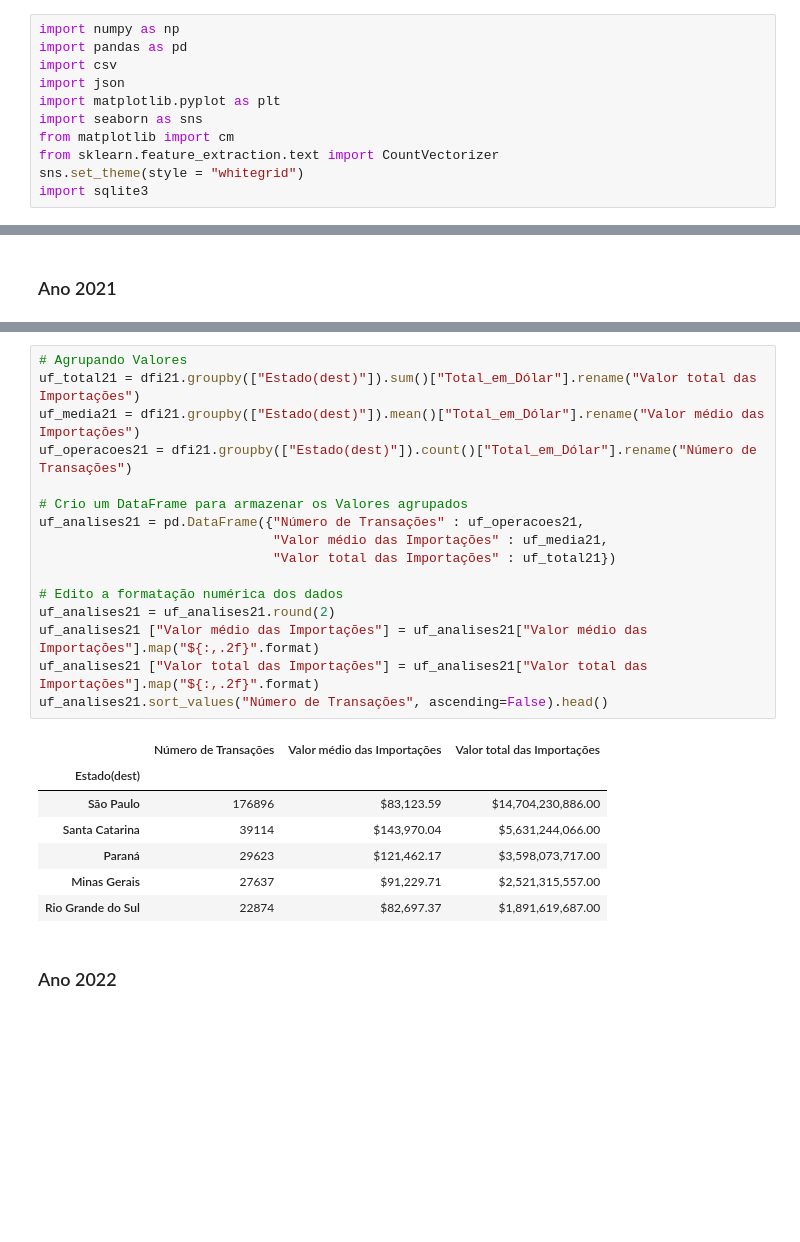
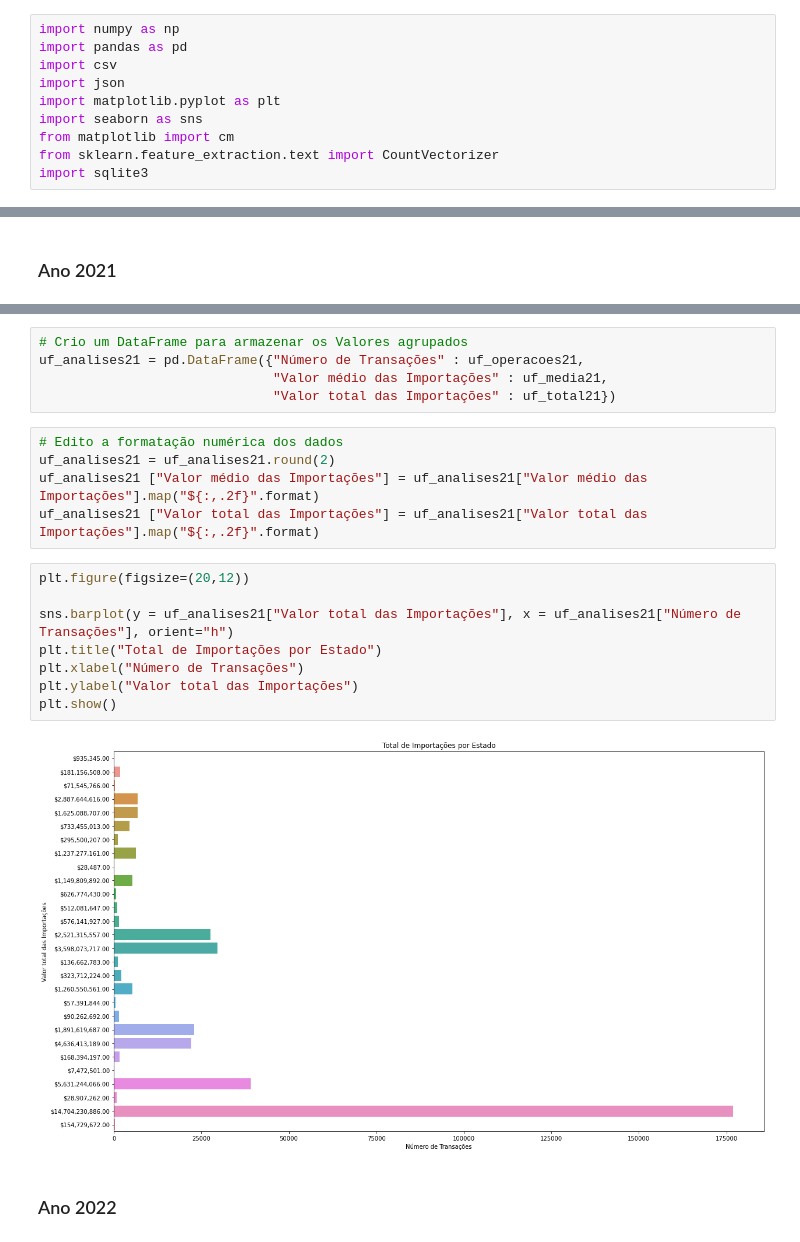
Before and after one commit to MarioBarcelos/analise_de_comercio_imp_exp, a Jupyter notebook: importacoes2122.ipynb, the cells around one changed output, grey strips where cells are left out. Cells and saved outputs as stored; diff of their text form; blank space fills up the shorter version.

```diff
--- a/importacoes2122.ipynb
+++ b/importacoes2122.ipynb
@@ -20,7 +20,6 @@ import matplotlib.pyplot as plt
 import seaborn as sns
 from matplotlib import cm
 from sklearn.feature_extraction.text import CountVectorizer
-sns.set_theme(style = "whitegrid")
 import sqlite3
 # %%
 # Caso seja necessário faço uma conversão do arquivo tipo csv para json
@@ -214,26 +220,22 @@ Faço um resumo do custo das Importações por Estado, comparando os dois perió
+# %%
+# Crio um DataFrame para armazenar os Valores agrupados
+uf_analises21 = pd.DataFrame({"Número de Transações" : uf_operacoes21,
+                              "Valor médio das Importações" : uf_media21,
+                              "Valor total das Importações" : uf_total21})
 # %%
-# Agrupando Valores
-uf_total21 = dfi21.groupby(["Estado(dest)"]).sum()["Total_em_Dólar"].rename("Valor total das Importações")
-uf_media21 = dfi21.groupby(["Estado(dest)"]).mean()["Total_em_Dólar"].rename("Valor médio das Importações")
-uf_operacoes21 = dfi21.groupby(["Estado(dest)"]).count()["Total_em_Dólar"].rename("Número de Transações")
-
-# Crio um DataFrame para armazenar os Valores agrupados
-uf_analises21 = pd.DataFrame({"Número de Transações" : uf_operacoes21,
-                              "Valor médio das Importações" : uf_media21,
-                              "Valor total das Importações" : uf_total21})
-
 # Edito a formatação numérica dos dados
 uf_analises21 = uf_analises21.round(2)
 uf_analises21 ["Valor médio das Importações"] = uf_analises21["Valor médio das Importações"].map("${:,.2f}".format)
 uf_analises21 ["Valor total das Importações"] = uf_analises21["Valor total das Importações"].map("${:,.2f}".format)
-uf_analises21.sort_values("Número de Transações", ascending=False).head()
-# %% [output]
-|  | Número de Transações | Valor médio das Importações | Valor total das Importações |
-| Estado(dest) |  |  |  |
-| São Paulo | 176896 | $83,123.59 | $14,704,230,886.00 |
-| Santa Catarina | 39114 | $143,970.04 | $5,631,244,066.00 |
-| Paraná | 29623 | $121,462.17 | $3,598,073,717.00 |
-| Minas Gerais | 27637 | $91,229.71 | $2,521,315,557.00 |
-| Rio Grande do Sul | 22874 | $82,697.37 | $1,891,619,687.00 |
+# %%
+plt.figure(figsize=(20,12))
+
+sns.barplot(y = uf_analises21["Valor total das Importações"], x = uf_analises21["Número de Transações"], orient="h")
+plt.title("Total de Importações por Estado")
+plt.xlabel("Número de Transações")
+plt.ylabel("Valor total das Importações")
+plt.show()
+# %% [output]
+[figure, added]
 # %% [markdown]
 ### Ano 2022
```
Also changed, not shown: parts of 24 cells of this notebook.
